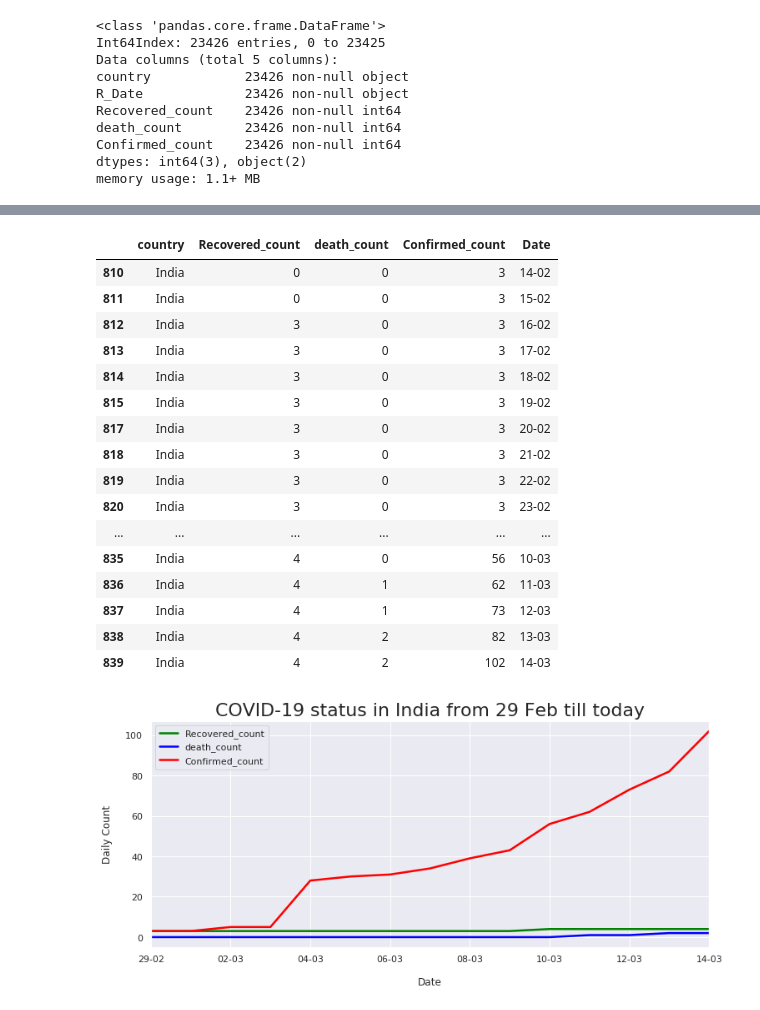
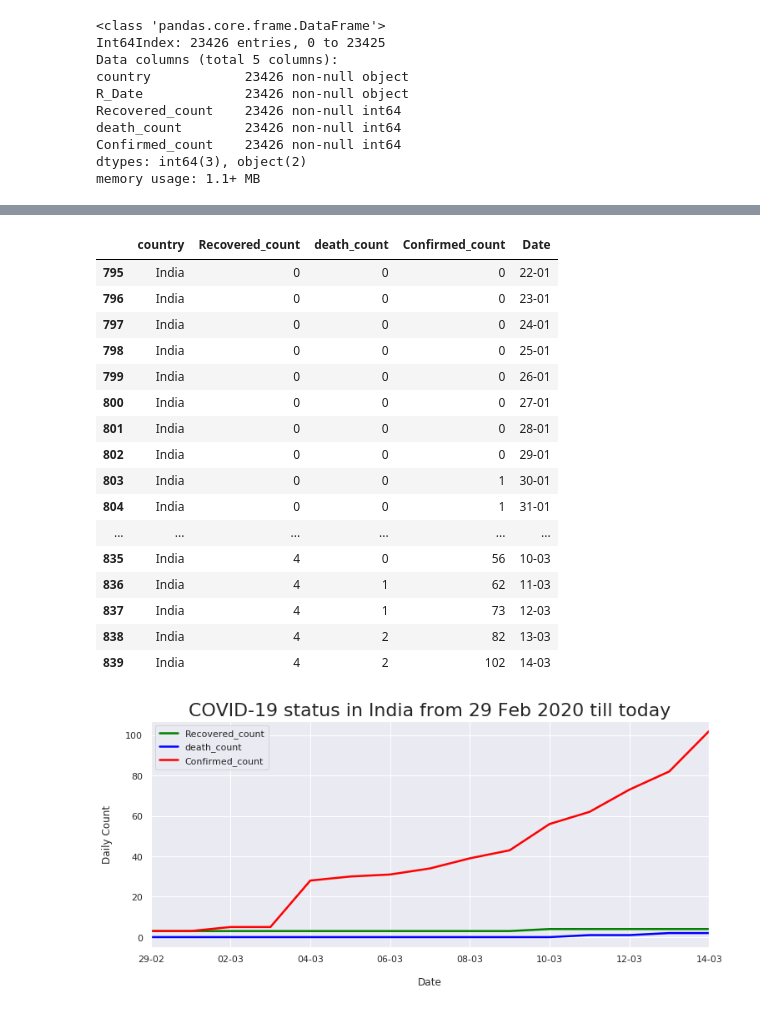
Before and after one commit to radhika1112/Real-time-COVID-19-analysis, a Jupyter notebook: COVID_19_Analysis_on_real_time_data.ipynb, the cells around one changed output, grey strips where cells are left out. Saved outputs shown, nothing was run; the diff lists cells and outputs as text; code cells hidden in the pictures.

```diff
--- a/COVID_19_Analysis_on_real_time_data.ipynb
+++ b/COVID_19_Analysis_on_real_time_data.ipynb
@@ -218,19 +243,19 @@ array(['Thailand', 'Japan', 'Singapore', 'Nepal', 'Malaysia', 'Canada',
 count_in_India = result[result['country']=='India']
 count_in_India.drop(['R_Date'], axis=1, inplace=True)
 # %%
-count_in_India.tail(30)
+count_in_India.tail(100)
 # %% [output]
 |  | country | Recovered_count | death_count | Confirmed_count | Date |
-| 810 | India | 0 | 0 | 3 | 14-02 |
-| 811 | India | 0 | 0 | 3 | 15-02 |
-| 812 | India | 3 | 0 | 3 | 16-02 |
-| 813 | India | 3 | 0 | 3 | 17-02 |
-| 814 | India | 3 | 0 | 3 | 18-02 |
-| 815 | India | 3 | 0 | 3 | 19-02 |
-| 817 | India | 3 | 0 | 3 | 20-02 |
-| 818 | India | 3 | 0 | 3 | 21-02 |
-| 819 | India | 3 | 0 | 3 | 22-02 |
-| 820 | India | 3 | 0 | 3 | 23-02 |
+| 795 | India | 0 | 0 | 0 | 22-01 |
+| 796 | India | 0 | 0 | 0 | 23-01 |
+| 797 | India | 0 | 0 | 0 | 24-01 |
+| 798 | India | 0 | 0 | 0 | 25-01 |
+| 799 | India | 0 | 0 | 0 | 26-01 |
+| 800 | India | 0 | 0 | 0 | 27-01 |
+| 801 | India | 0 | 0 | 0 | 28-01 |
+| 802 | India | 0 | 0 | 0 | 29-01 |
+| 803 | India | 0 | 0 | 1 | 30-01 |
+| 804 | India | 0 | 0 | 1 | 31-01 |
 | ... | ... | ... | ... | ... | ... |
 | 835 | India | 4 | 0 | 56 | 10-03 |
 | 836 | India | 4 | 1 | 62 | 11-03 |
@@ -240,17 +265,17 @@ count_in_India.tail(30)
 # %%
 import seaborn as sns;
 import matplotlib.pyplot as plt
 
 sns.set(font_scale=1.0)
 count_in_India.iloc[-15:,:].set_index('Date')['Recovered_count'].plot(figsize=(12, 5), linewidth=2.5, color='green')
 count_in_India.iloc[-15:,:].set_index('Date')['death_count'].plot(figsize=(12, 5), linewidth=2.5, color='blue')
 count_in_India.iloc[-15:,:].set_index('Date')['Confirmed_count'].plot(figsize=(12, 5), linewidth=2.5, color='red')
 plt.xlabel("Date", labelpad=15)
 plt.ylabel("Daily Count", labelpad=15)
 plt.legend()
-plt.title("COVID-19 status in India from 29 Feb till today", y=1.0, fontsize=22);
+plt.title("COVID-19 status in India from 29 Feb 2020 till today", y=1.0, fontsize=22);
 # %% [output]
-[figure, old version]
+[figure, new version]
 # %%
 count_in_Italy = result[result['country']=='Italy']
 
```
Also changed, not shown: parts of 16 cells of this notebook.
